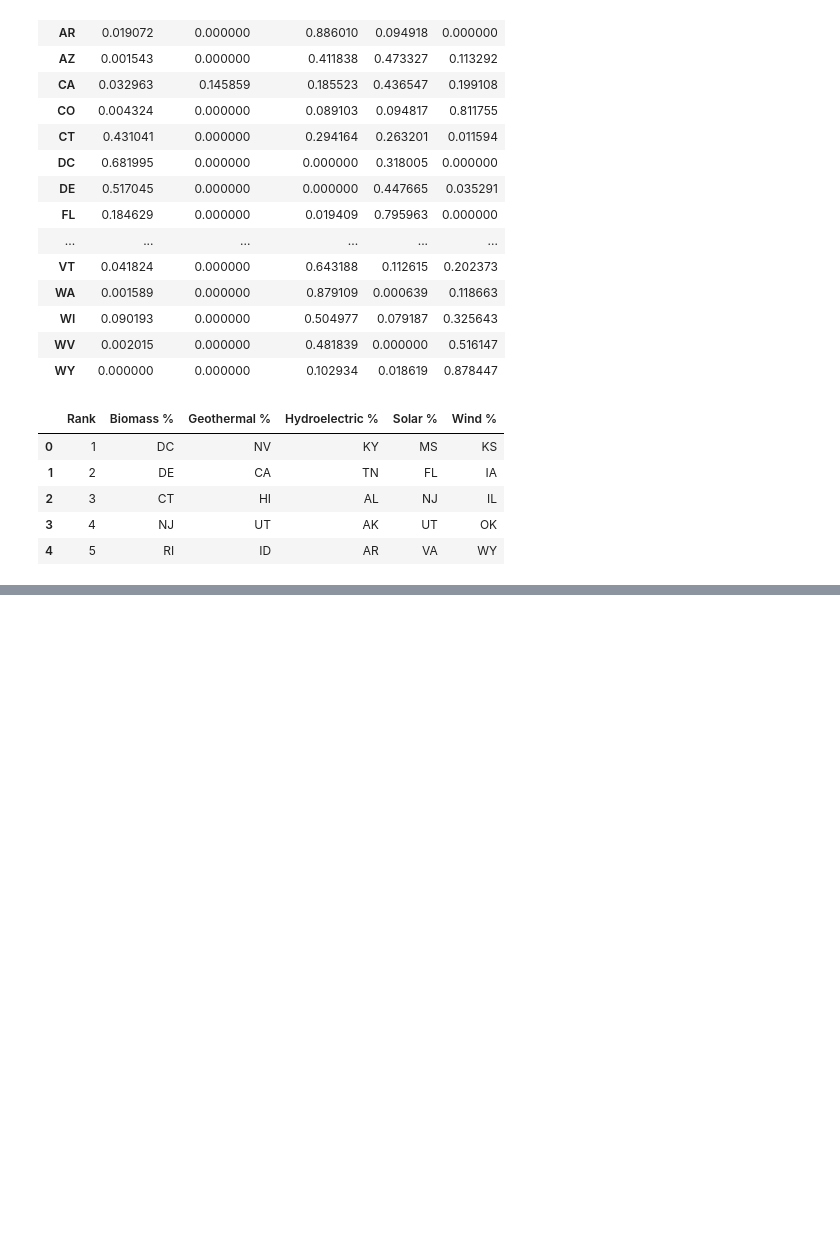
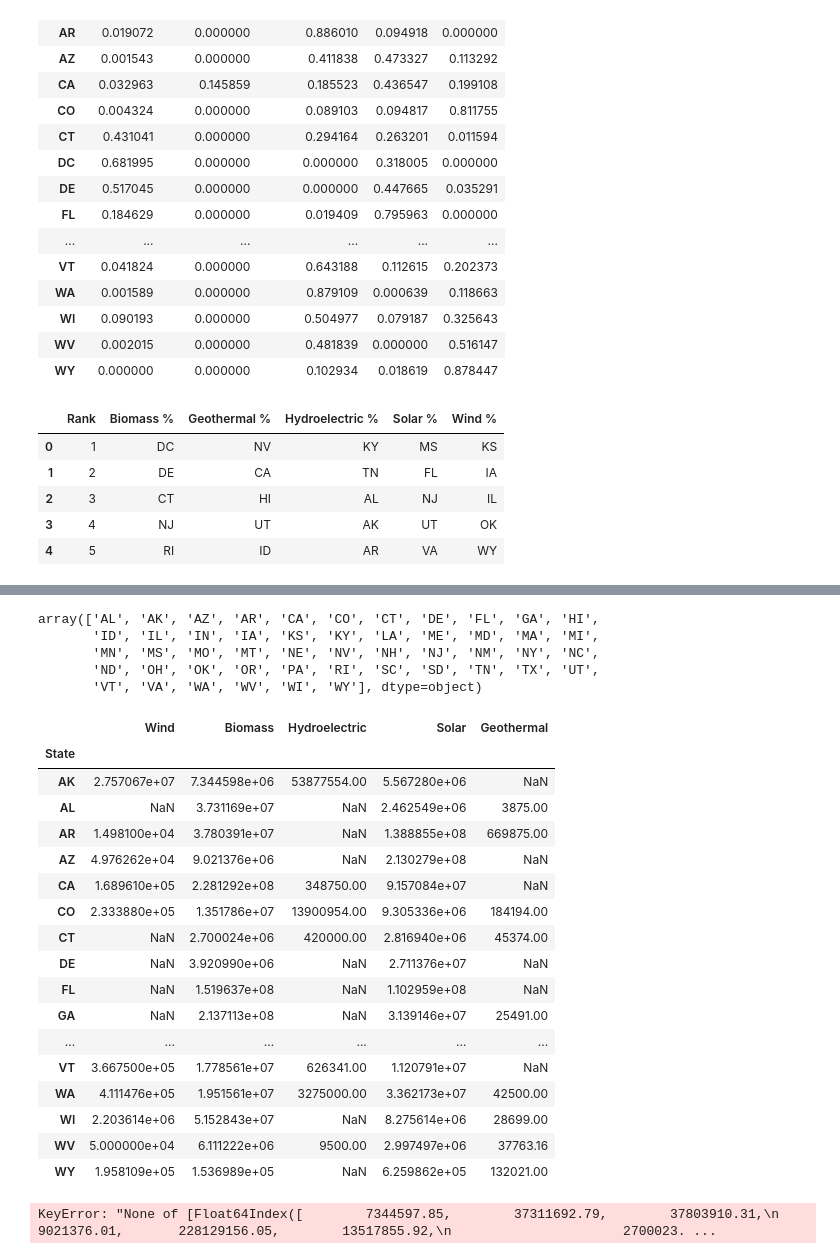
Before and after one commit to jrangel100/Project1, a Jupyter notebook: nrg_project.ipynb, the cells around one changed output, grey strips where cells are left out. Saved outputs shown, nothing was run; the diff lists cells and outputs as text; code cells hidden in the pictures; blank space fills up the shorter version.

```diff
--- a/nrg_project.ipynb
+++ b/nrg_project.ipynb
@@ -45,17 +56,10 @@ prod_df.head()
 # %%
 # Import Investment Data
-# Investment Data Source:
+# Investment Data Source
 # https://www.wctsservices.usda.gov/Energy/Downloads
 
 # Load the Investment Excel file, "Detailed" Sheet
 inv_df = pd.read_excel("Resources/EnergyInvestments_DataDownloads.xlsx", sheet_name = "Detailed")
-
-# Unused state list
-state_ex = ['American Samoa', 'Commonwealth of the Northern Mariana Islands', 'Federated States of Micronesia', 'Guam', 'Marshall Islands', 'Puerto Rico',
-            'United States Virgin Islands']
-
-# Filter for years 2002 - 2021 to match investment data set, filter out unused states and 'Total' rows
-inv_df = inv_df.loc[~inv_df['State'].isin(state_ex)]
 
 # Filter for common energy types across both data sets
 inv_source_list = ['Geothermal', 'Hydroelectric', 'Renewable Biomass', 'Solar', 'Wind']
@@ -277,0 +356,7 @@ summary
+# %%
+#Get all Energy sources grouped into States instead of county
+invest_df = inv_df.drop(columns=['County','Agency','Program Name','Congressional District','Zip Code','Description'])
+
+#Getting all of the data for each year under each state
+invest_df.groupby(['State Name', 'Year', 'Energy Source'])
+invest_df.head()
@@ -277,0 +370,57 @@ summary
+# %%
+#Aggregating the total amount of investment throughout the entire 2 decades by each State and Energy Source
+
+wind_inv = invest_df.loc[invest_df['Energy Source'] == 'Wind'].groupby(['State'])['Total Amount of Assistance'].sum()
+bio_inv = invest_df.loc[invest_df['Energy Source'] == 'Biomass'].groupby(['State'])['Total Amount of Assistance'].sum()
+solar_inv = invest_df.loc[invest_df['Energy Source'] == 'Solar'].groupby(['State'])['Total Amount of Assistance'].sum()
+geo_inv = invest_df.loc[invest_df['Energy Source'] == 'Geothermal'].groupby(['State'])['Total Amount of Assistance'].sum()
+hydro_inv = invest_df.loc[invest_df['Energy Source'] == 'Hydroelectric'].groupby(['State'])['Total Amount of Assistance'].sum()
+# %%
+state_list = invest_df['State'].unique()
+state_list
+# %% [output]
+array(['AL', 'AK', 'AZ', 'AR', 'CA', 'CO', 'CT', 'DE', 'FL', 'GA', 'HI',
+       'ID', 'IL', 'IN', 'IA', 'KS', 'KY', 'LA', 'ME', 'MD', 'MA', 'MI',
+       'MN', 'MS', 'MO', 'MT', 'NE', 'NV', 'NH', 'NJ', 'NM', 'NY', 'NC',
+       'ND', 'OH', 'OK', 'OR', 'PA', 'RI', 'SC', 'SD', 'TN', 'TX', 'UT',
+       'VT', 'VA', 'WA', 'WV', 'WI', 'WY'], dtype=object)
+# %%
+#Turn the variables into a DataFrame of each Energy Source by State
+energy_inv_total = pd.DataFrame({
+                                "Wind": wind_inv,
+                                "Biomass": bio_inv,
+                                "Hydroelectric": hydro_inv,
+                                "Solar": solar_inv,
+                                "Geothermal": geo_inv
+})
+#Formatting columns for total amount of dollars invested
+energy_inv_total['Wind'] = energy_inv_total['Wind']
+energy_inv_total['Biomass'] = energy_inv_total['Biomass']
+energy_inv_total['Hydroelectric'] = energy_inv_total['Hydroelectric']
+energy_inv_total['Solar'] = energy_inv_total['Solar']
+energy_inv_total['Geothermal'] = energy_inv_total['Geothermal']
+
+energy_inv_total
+# %% [output]
+|  | Wind | Biomass | Hydroelectric | Solar | Geothermal |
+| State |  |  |  |  |  |
+| AK | 2.757067e+07 | 7.344598e+06 | 53877554.00 | 5.567280e+06 | NaN |
+| AL | NaN | 3.731169e+07 | NaN | 2.462549e+06 | 3875.00 |
+| AR | 1.498100e+04 | 3.780391e+07 | NaN | 1.388855e+08 | 669875.00 |
+| AZ | 4.976262e+04 | 9.021376e+06 | NaN | 2.130279e+08 | NaN |
+| CA | 1.689610e+05 | 2.281292e+08 | 348750.00 | 9.157084e+07 | NaN |
+| CO | 2.333880e+05 | 1.351786e+07 | 13900954.00 | 9.305336e+06 | 184194.00 |
+| CT | NaN | 2.700024e+06 | 420000.00 | 2.816940e+06 | 45374.00 |
+| DE | NaN | 3.920990e+06 | NaN | 2.711376e+07 | NaN |
+| FL | NaN | 1.519637e+08 | NaN | 1.102959e+08 | NaN |
+| GA | NaN | 2.137113e+08 | NaN | 3.139146e+07 | 25491.00 |
+| ... | ... | ... | ... | ... | ... |
+| VT | 3.667500e+05 | 1.778561e+07 | 626341.00 | 1.120791e+07 | NaN |
+| WA | 4.111476e+05 | 1.951561e+07 | 3275000.00 | 3.362173e+07 | 42500.00 |
+| WI | 2.203614e+06 | 5.152843e+07 | NaN | 8.275614e+06 | 28699.00 |
+| WV | 5.000000e+04 | 6.111222e+06 | 9500.00 | 2.997497e+06 | 37763.16 |
+| WY | 1.958109e+05 | 1.536989e+05 | NaN | 6.259862e+05 | 132021.00 |
+# %%
+energy_max = energy_inv_total.loc[energy_inv_total['Biomass']].max()
+# %% [output]
+KeyError: "None of [Float64Index([        7344597.85,        37311692.79,        37803910.31,\n                      9021376.01,       228129156.05,        13517855.92,\n                      2700023. ...
```
Also changed, not shown: parts of 8 cells of this notebook.
